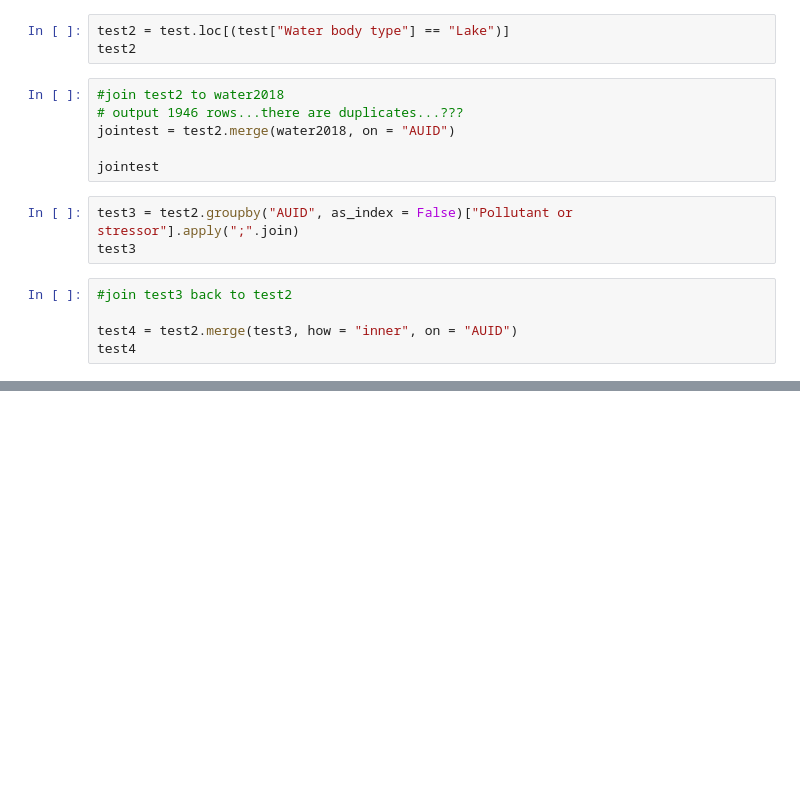
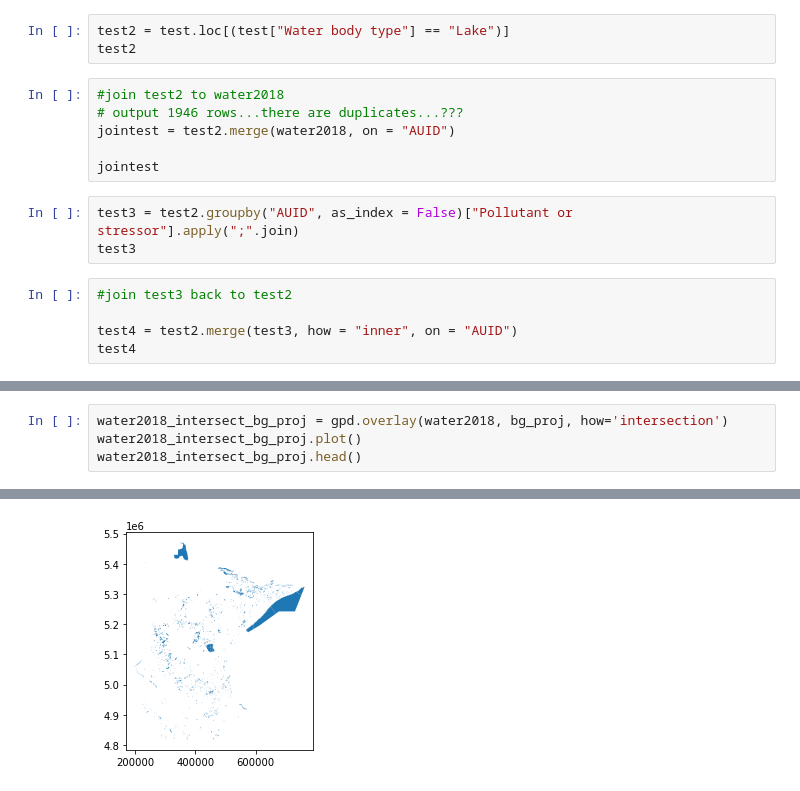
Before and after one commit to dunn96/UMN-GIS5578-Project, a Jupyter notebook: WaterDataTestNotebook.ipynb, the cells around one changed output, grey strips where cells are left out. Drawn from its saved outputs; the diff is of its cells as text; blank space fills up the shorter version.

```diff
--- a/WaterDataTestNotebook.ipynb
+++ b/WaterDataTestNotebook.ipynb
@@ -71,0 +207,5 @@ test4
+# %%
+water2018_intersect_bg_proj = gpd.overlay(water2018, bg_proj, how='intersection')
+water2018_intersect_bg_proj.plot()
+water2018_intersect_bg_proj.head()
+# %% [output]
@@ -71,0 +218 @@ test4
+[figure, added]
```
Also changed, not shown: parts of 13 cells of this notebook, 2 other files.
